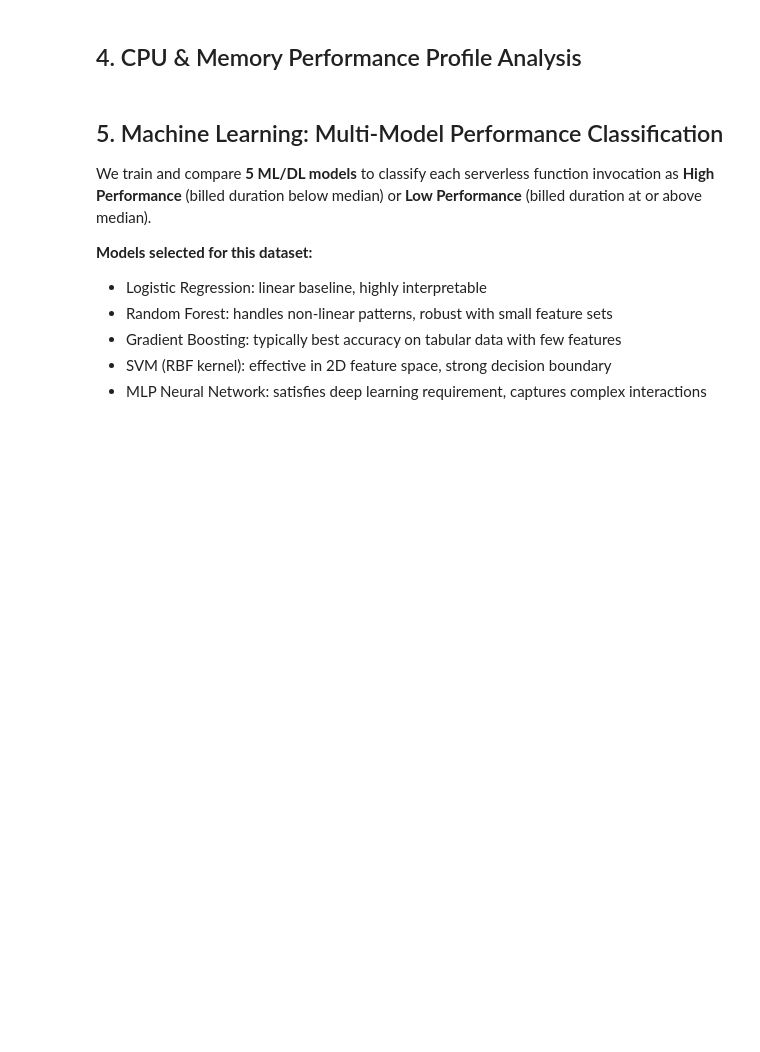
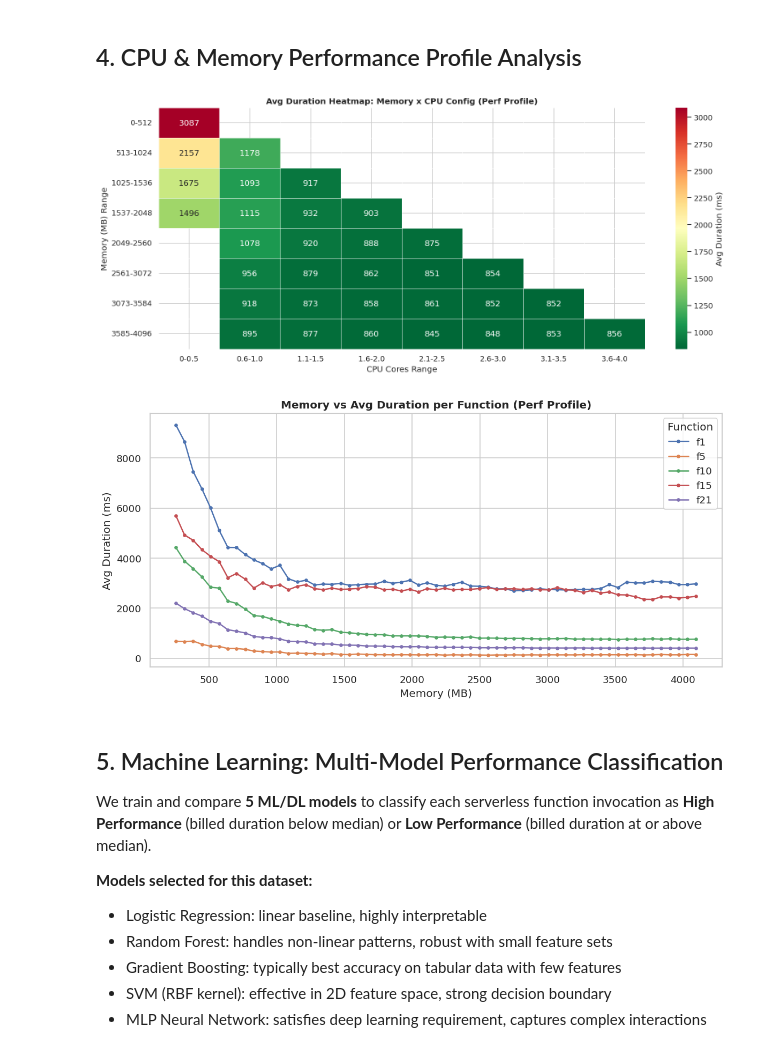
Before and after one commit to tahaglbz/Alibaba-Serverless-Analysis, a Jupyter notebook: analysis.ipynb, the cells around one changed output. Saved outputs shown, nothing was run; the diff lists cells and outputs as text; code cells hidden in the pictures; blank space fills up the shorter version.

```diff
--- a/analysis.ipynb
+++ b/analysis.ipynb
@@ -42,11 +57,21 @@ df_perf = pd.read_csv('data/processed/perf_profile_combined.csv')
 df_full = df_logs.copy()
 df = df_logs[df_logs['state'] == 'Success'].copy().reset_index(drop=True)
 
+function_sets = sorted(df['function_set'].unique()) if 'function_set' in df.columns else ['UNKNOWN']
 print(f"Invoke logs (all):     {df_full.shape[0]:,} rows")
 print(f"Invoke logs (Success): {df.shape[0]:,} rows")
 print(f"Perf profiles:         {df_perf.shape[0]:,} rows")
 print(f"Unique functions:      {df['function_id'].nunique()}")
-print(f"Function sets:         {sorted(df['function_set'].unique())}")
+print(f"Function sets:         {function_sets}")
 print(f"Success rate:          {(df_full['state'] == 'Success').mean() * 100:.1f}%")
 print()
 display(df.describe().round(2))
+
+if 'function_set' not in df.columns:
+    df['function_set'] = 'UNKNOWN'
+if 'function_set' not in df_full.columns:
+    df_full['function_set'] = 'UNKNOWN'
+# Guard: ensure function_set column exists
+for _df in [df, df_full]:
+    if 'function_set' not in _df.columns:
+        _df['function_set'] = 'UNKNOWN'
@@ -160,25 +222,44 @@ for fn, val in most_variable.items():
 # %%
 # Bin memory and cpu into ranges for heatmap
 df_perf['memory_bin'] = pd.cut(df_perf['memory_mb'],
     bins=[0, 512, 1024, 1536, 2048, 2560, 3072, 3584, 4096],
-    labels=['<=512', '513-1024', '1025-1536', '1537-2048',
+    labels=['0-512', '513-1024', '1025-1536', '1537-2048',
             '2049-2560', '2561-3072', '3073-3584', '3585-4096'])
 df_perf['cpu_bin'] = pd.cut(df_perf['cpu_cores'],
     bins=[0, 0.5, 1.0, 1.5, 2.0, 2.5, 3.0, 3.5, 4.0],
-    labels=['<=0.5', '0.6-1.0', '1.1-1.5', '1.6-2.0',
+    labels=['0-0.5', '0.6-1.0', '1.1-1.5', '1.6-2.0',
             '2.1-2.5', '2.6-3.0', '3.1-3.5', '3.6-4.0'])
 
 pivot = df_perf.groupby(['memory_bin', 'cpu_bin'])['duration_ms'].mean().unstack()
+pivot = pivot.dropna(axis=0, how='all').dropna(axis=1, how='all')
 
 fig, ax = plt.subplots(figsize=(14, 6))
 sns.heatmap(pivot, ax=ax, cmap='RdYlGn_r', annot=True, fmt='.0f',
             linewidths=0.3, cbar_kws={'label': 'Avg Duration (ms)'})
 ax.set_title('Avg Duration Heatmap: Memory x CPU Config (Perf Profile)', fontweight='bold')
 ax.set_xlabel('CPU Cores Range')
 ax.set_ylabel('Memory (MB) Range')
 plt.tight_layout()
 plt.savefig('analysis_output/perf_heatmap.png', dpi=120, bbox_inches='tight')
 plt.show()
+
+target_fns = [f for f in ['f1', 'f5', 'f10', 'f15', 'f21']
+              if f in df_perf['function_id'].unique()]
+
+fig2, ax2 = plt.subplots(figsize=(10, 5))
+for fn in target_fns:
+    sub = df_perf[df_perf['function_id'] == fn].groupby('memory_mb')['duration_ms'].mean()
+    ax2.plot(sub.index, sub.values, marker='o', markersize=3, linewidth=1.5, label=fn)
+ax2.set_title('Memory vs Avg Duration per Function (Perf Profile)', fontweight='bold')
+ax2.set_xlabel('Memory (MB)')
+ax2.set_ylabel('Avg Duration (ms)')
+ax2.legend(title='Function')
+plt.tight_layout()
+plt.savefig('analysis_output/memory_vs_duration_lines.png', dpi=120)
+plt.show()
+# %% [output]
+[figure, added]
+[figure, added]
 # %% [markdown]
 ## 5. Machine Learning: Multi-Model Performance Classification
 
```
Also changed, not shown: parts of 13 cells of this notebook.
